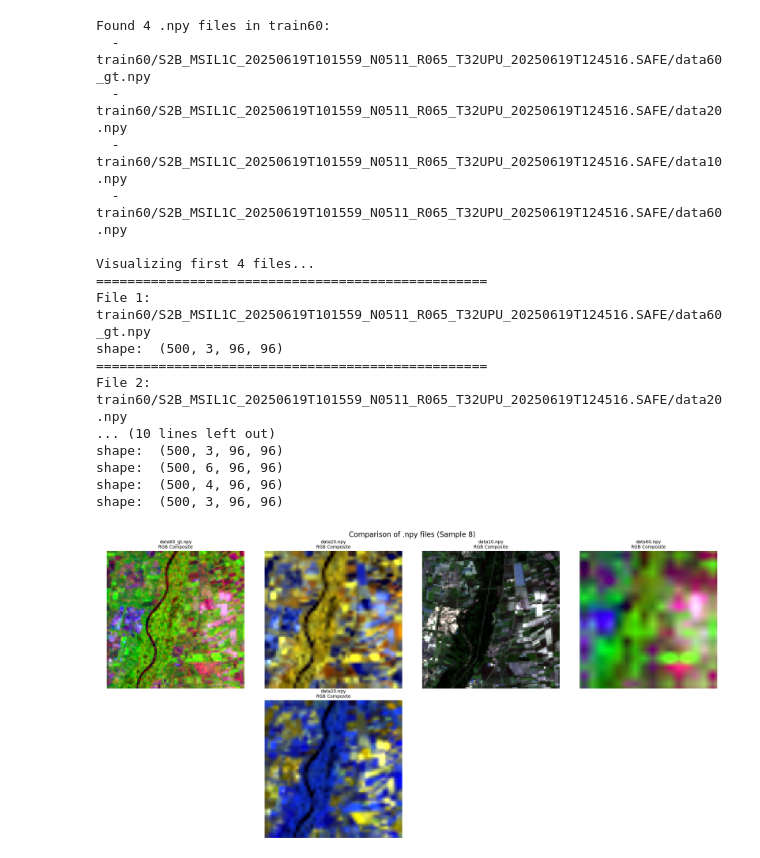
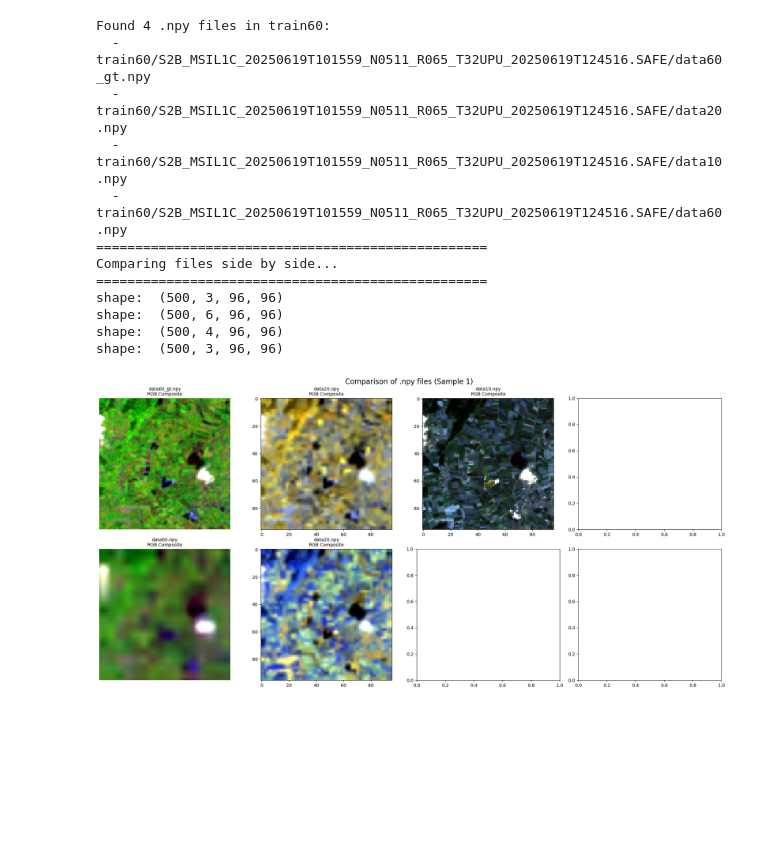
Before and after one commit to MrJJimenez/Super-Resolution-of-Sentinel-2-Low-Resolution, a Jupyter notebook: data/datatraindata.ipynb, the cells around one changed output. Cells and saved outputs as stored; diff of their text form; code cells hidden in the pictures; blank space fills up the shorter version.

Commit message:
display test data

```diff
--- a/data/datatraindata.ipynb
+++ b/data/datatraindata.ipynb
@@ -111,8 +111,7 @@ def compare_npy_samples(filenames, max_files=4, sample_idx=0):
                 axes[1, i].imshow(rgb2)
                 axes[0, i].set_title(f'{os.path.basename(filename)}\nRGB Composite', fontsize=10)
                 axes[1, i].set_title(f'{os.path.basename(filename)}\nRGB Composite', fontsize=10)
-                axes[0, i].axis('off')
-                axes[1, i].axis('off')
+
             elif num_bands == 4:
                 height, width = sample.shape[1], sample.shape[2]
                 rgb = np.zeros((height, width, 3))
@@ -121,8 +120,20 @@ def compare_npy_samples(filenames, max_files=4, sample_idx=0):
                 rgb[:, :, 2] = normalize_band(sample[0])  # Blue
                 axes[0, i].imshow(rgb)
                 axes[0, i].set_title(f'{os.path.basename(filename)}\nRGB Composite', fontsize=10)
-                axes[0, i].axis('off')
-                axes[1, i].axis('off')
+
+            elif num_bands == 3 and i == 3: # This is the case of the last file real 60 m pixels images
+                height, width = sample.shape[1], sample.shape[2]
+
+                rgb = np.zeros((height, width, 3))
+                rgb[:, :, 0] = normalize_band(sample[2])  # Red
+                rgb[:, :, 1] = normalize_band(sample[1])  # Green
+                rgb[:, :, 2] = normalize_band(sample[0])  # Blue
+
+                axes[1, 0].imshow(rgb)
+                axes[1, 0].set_title(f'{os.path.basename(filename)}\nRGB Composite', fontsize=10)
+
+
+
             elif num_bands == 3:
                 height, width = sample.shape[1], sample.shape[2]
 
@@ -135,6 +146,7 @@ def compare_npy_samples(filenames, max_files=4, sample_idx=0):
                 axes[0, i].set_title(f'{os.path.basename(filename)}\nRGB Composite', fontsize=10)
                 axes[0, i].axis('off')
                 axes[1, i].axis('off')
+
             elif num_bands == 2:
                 # Show first band in grayscale
                 height, width = sample.shape[1], sample.shape[2]
@@ -163,44 +175,38 @@ if os.path.exists(train60_path):
     for file in npy_files:
         print(f"  - {file}")
 
     # Visualize first few files
     if npy_files:
-        print(f"\nVisualizing first {min(4, len(npy_files))} files...")
-        sample_idx = random.randint(0, 100)
-        for i, file in enumerate(npy_files[:4]):
-            print(f"{'='*50}")
-            print(f"File {i+1}: {file}")
+        #print(f"\nVisualizing first {min(3, len(npy_files))} files...")
+        #sample_idx = random.randint(0, 100)
+        #for i, file in enumerate(npy_files[:4]):
+            #print(f"{'='*50}")
+            #print(f"File {i+1}: {file}")
 
-
-            data = load_npy_data(file)
+            #data = load_npy_data(file)
             # if data is not None:
             #    visualize_npy_sample(data, sample_idx=sample_idx, filename=os.path.basename(file))
 
         # Compare files side by side
         print(f"{'='*50}")
         print("Comparing files side by side...")
         print('='*50)
         compare_npy_samples(npy_files[:4], max_files=4, sample_idx=sample_idx)
     else:
         print("No .npy files found in train60 directory")
 else:
     print(f"Directory {train60_path} not found. Please check the path.")
 # %% [output]
 Found 4 .npy files in train60:
   - train60/S2B_MSIL1C_20250619T101559_N0511_R065_T32UPU_20250619T124516.SAFE/data60_gt.npy
   - train60/S2B_MSIL1C_20250619T101559_N0511_R065_T32UPU_20250619T124516.SAFE/data20.npy
   - train60/S2B_MSIL1C_20250619T101559_N0511_R065_T32UPU_20250619T124516.SAFE/data10.npy
   - train60/S2B_MSIL1C_20250619T101559_N0511_R065_T32UPU_20250619T124516.SAFE/data60.npy
-
-Visualizing first 4 files...
 ==================================================
-File 1: train60/S2B_MSIL1C_20250619T101559_N0511_R065_T32UPU_20250619T124516.SAFE/data60_gt.npy
-shape:  (500, 3, 96, 96)
+Comparing files side by side...
 ==================================================
-File 2: train60/S2B_MSIL1C_20250619T101559_N0511_R065_T32UPU_20250619T124516.SAFE/data20.npy
-... (10 lines left out)
 shape:  (500, 3, 96, 96)
 shape:  (500, 6, 96, 96)
 shape:  (500, 4, 96, 96)
 shape:  (500, 3, 96, 96)
-[figure, old version]
+[figure, new version]
```
Also changed, not shown: 1 other file.
